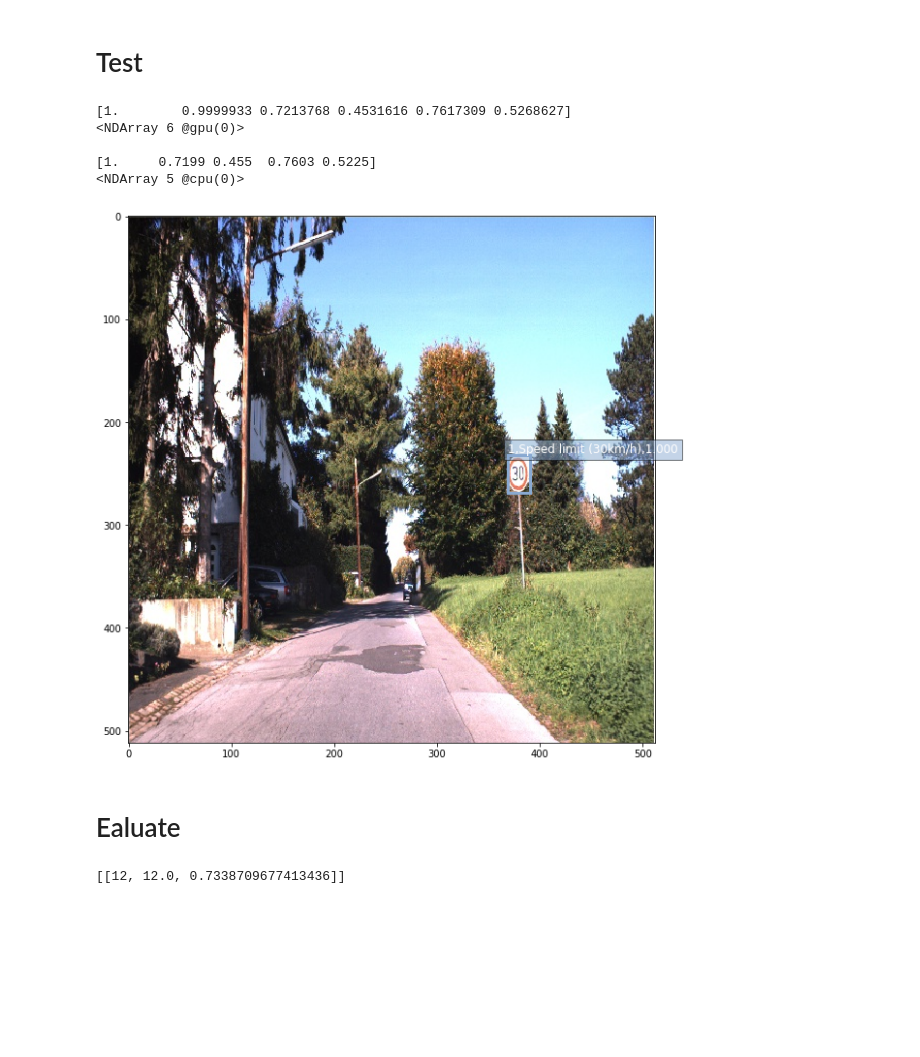
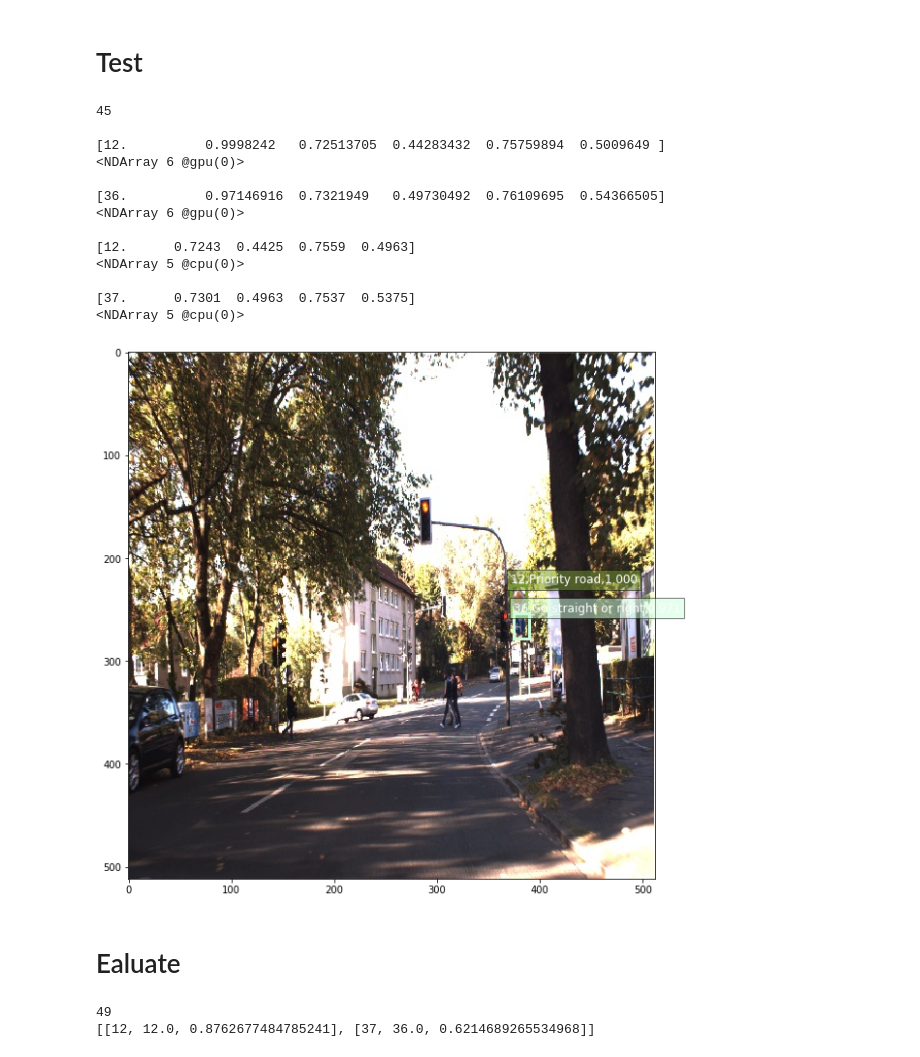
Before and after one commit to liferlisiqi/Traffic-Sign-Detection, a Jupyter notebook: YOLO.ipynb, the cells around one changed output. Cells and saved outputs as stored; diff of their text form; code cells hidden in the pictures; blank space fills up the shorter version.

```diff
--- a/YOLO.ipynb
+++ b/YOLO.ipynb
@@ -292,16 +292,15 @@ def get_net(archor_scales):
     net.add(predictor)
     return net
 
-START_EPOCH = 300
-END_EPOCH = 400
+START_EPOCH = 400
+END_EPOCH = 500
 # anchor scales, try adjust it yourself
 scales = [[3.3004, 3.59034],[9.84923, 8.23783]]
 net = get_net(scales)
 ctx = gpu(0)
 net.load_params('params/yolo2_%d.params'%START_EPOCH)
 net.collect_params().reset_ctx(ctx)
-trainer = gluon.Trainer(net.collect_params(),
-                        'sgd', {'learning_rate': 7e-4, 'wd': 5e-4})
+trainer = gluon.Trainer(net.collect_params(),'sgd', {'learning_rate': 7e-4, 'wd': 5e-4})
 # %%
 %%time
 import time
@@ -369,7 +368,7 @@ def get_test_gt():
     labels = [[] for i in range(50)]
     width = 1360
     height = 800
-    gts = open("dataset/512_test_gt.txt",'r').read().split('\n')[:-1]
+    gts = open("dataset/test_gt.txt",'r').read().split('\n')[:-1]
     for gt in gts:
         line = gt.split(";")
         idx = int(line[0].split(".")[0])
@@ -415,7 +414,7 @@ def load_net():
     predictor = YOLO2Output(NUM_CLASS, scales)
     predictor.initialize(ctx=gpu(0))
     net.add(predictor)
-    net.load_params('params/yolo2_300.params')
+    net.load_params('params/yolo2_400.params')
     return net
 
 def predict(net, x):
@@ -440,39 +439,52 @@ def display(img, out, thresh=0.5):
         scales = [img.shape[1], img.shape[0]] * 2
         xmin, ymin, xmax, ymax = [int(p * s) for p, s in zip(det[2:6].clip(0,1).tolist(), scales)]
         rect = plt.Rectangle((xmin, ymin), xmax - xmin, ymax - ymin, fill=False,
                              edgecolor=pens[cid], linewidth=3)
         plt.gca().add_patch(rect)
         text = signnames[cid]
         plt.gca().text(xmin, ymin-2, '{:d},{:s},{:.3f}'.format(cid, text, score),
                        bbox=dict(facecolor=pens[cid], alpha=0.5),
                        fontsize=12, color='white')
     plt.show()
 
 index = random.randint(0, len(test_gt))
+print(index)
+index = 49
 image = cv2.imread('dataset/512-test/'+ str(index).zfill(5) +'.jpg')
 x = preprocess(image)
 # print(x)
 net = load_net()
 out = predict(net, x.as_in_context(ctx))
 
 for pred in out[0]:
     if pred[1] > 0.5:
         print(pred)
 
 for label in labels[index]:
     if(label[0] >= 0):
         print(label)
 display(image[:, :, (2, 1, 0)], out[0].asnumpy(), thresh=0.5)
 # %% [output]
-[1.        0.9999933 0.7213768 0.4531616 0.7617309 0.5268627]
+45
+
+[12.          0.9998242   0.72513705  0.44283432  0.75759894  0.5009649 ]
 <NDArray 6 @gpu(0)>
 
-[1.     0.7199 0.455  0.7603 0.5225]
+[36.          0.97146916  0.7321949   0.49730492  0.76109695  0.54366505]
+<NDArray 6 @gpu(0)>
+
+[12.      0.7243  0.4425  0.7559  0.4963]
 <NDArray 5 @cpu(0)>
+
+[37.      0.7301  0.4963  0.7537  0.5375]
+<NDArray 5 @cpu(0)>
-[figure, old version]
+[figure, new version]
 # %% [markdown]
 # Ealuate
 # %%
+WIDTH = DATA_SHAPE
+HEIGHT = DATA_SHAPE
+
 def get_predict(out_list, thresh=0.5):
     predict_list = []
     for out in out_list:
@@ -491,17 +503,17 @@ def cal_iou(pre_list, gt_list):
     iou_list = []
     for pre in pre_list:
         for gt in gt_list:
-            pic = np.zeros((DATA_SHAPE, DATA_SHAPE), dtype=np.uint16)
-            p_x1 = int(pre[2] * (DATA_SHAPE-1))
-            p_y1 = int(pre[3] * (DATA_SHAPE-1))
-            p_x2 = int(pre[4] * (DATA_SHAPE-1))
-            p_y2 = int(pre[5] * (DATA_SHAPE-1))
+            pic = np.zeros((WIDTH, HEIGHT), dtype=np.uint16)
+            p_x1 = int(pre[2] * (WIDTH-1))
+            p_y1 = int(pre[3] * (HEIGHT-1))
+            p_x2 = int(pre[4] * (WIDTH-1))
+            p_y2 = int(pre[5] * (HEIGHT-1))
             pic[p_x1:p_x2, p_y1:p_y2] += 1
 
-            g_x1 = int(gt[1] * (DATA_SHAPE-1))
-            g_y1 = int(gt[2] * (DATA_SHAPE-1))
-            g_x2 = int(gt[3] * (DATA_SHAPE-1))
-            g_y2 = int(gt[4] * (DATA_SHAPE-1))
+            g_x1 = int(gt[1] * (WIDTH-1))
+            g_y1 = int(gt[2] * (HEIGHT-1))
+            g_x2 = int(gt[3] * (WIDTH-1))
+            g_y2 = int(gt[4] * (HEIGHT-1))
             pic[g_x1:g_x2, g_y1:g_y2] += 1
 
             u_area = pic[pic==1].size
@@ -512,6 +524,7 @@ def cal_iou(pre_list, gt_list):
     return iou_list
 
 index = random.randint(0, len(test_gt))
+print(index)
 image = cv2.imread('dataset/512-test/'+ str(index).zfill(5) +'.jpg')
 x = preprocess(image)
 out = predict(net, x.as_in_context(ctx))
@@ -519,7 +532,8 @@ pred = get_predict(out[0].asnumpy(), 0.5)
 iou = cal_iou(pred, test_gt[index])
 print(iou)
 # %% [output]
-[[12, 12.0, 0.7338709677413436]]
+49
+[[12, 12.0, 0.8762677484785241], [37, 36.0, 0.6214689265534968]]
 # %%
 def get_predict_list():
     predict_list = np.zeros((50, 2048, 6), dtype=np.float16)
```
Also changed, not shown: parts of 2 cells of this notebook, 1 other file.
